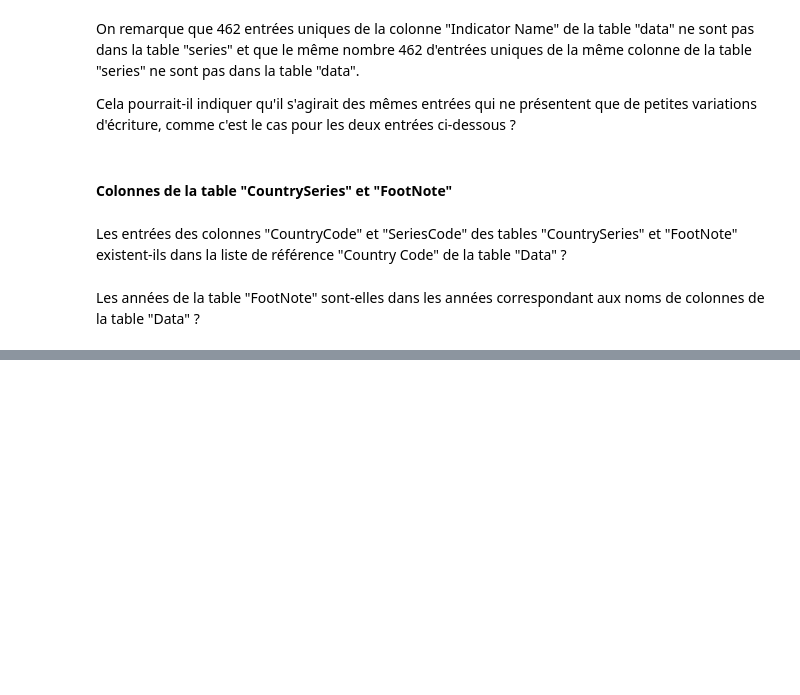
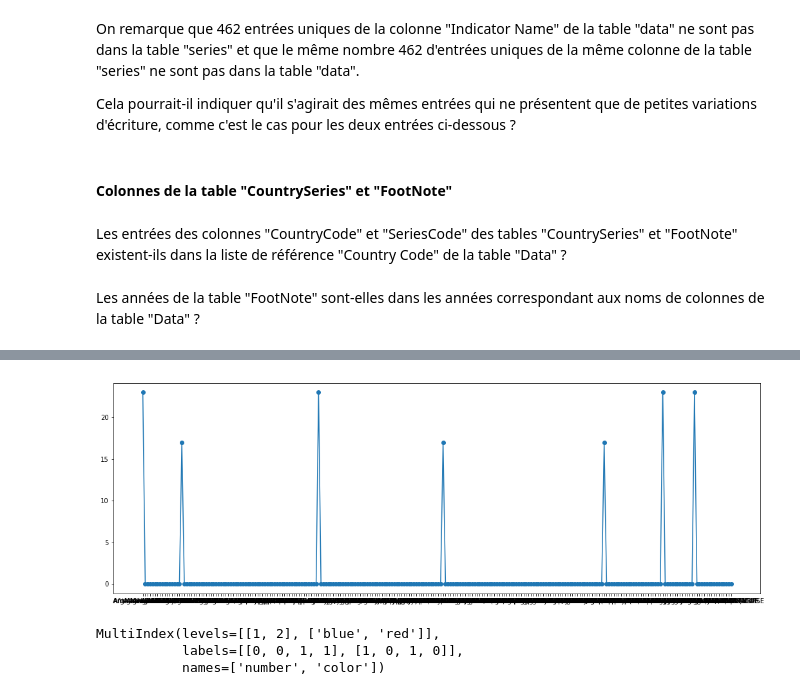
Before and after one commit to SmellyArmure/OC_DS_Project2, a Jupyter notebook: NOTEBOOK/P2-DataSystEd.ipynb, the cells around one changed output, grey strips where cells are left out. Saved outputs shown, nothing was run; the diff lists cells and outputs as text; code cells hidden in the pictures; blank space fills up the shorter version.

```diff
--- a/NOTEBOOK/P2-DataSystEd.ipynb
+++ b/NOTEBOOK/P2-DataSystEd.ipynb
@@ -295,0 +334,20 @@ footnote[footnote["Year"]=='yr2012']
+# %%
+# Classement des pays en fonction du nombre d'indicateurs disponibles en 2017
+fig = plt.figure(figsize = (18,6))
+x = countrys
+y = nb_ind_cnt['2017']
+plt.plot(x, y, '-o')
+plt.
+plt.show()
+# %% [output]
+[figure, added]
+# %%
+arrays = [[1, 1, 2, 2], ['red', 'blue', 'red', 'blue']]
+pd.MultiIndex.from_arrays(arrays, names=('number', 'color'))
+# MultiIndex(levels=[[1, 2], ['blue', 'red']],
+#            codes=[[0, 0, 1, 1], [1, 0, 1, 0]],
+#            names=['number', 'color'])
+# %% [output]
+MultiIndex(levels=[[1, 2], ['blue', 'red']],
+           labels=[[0, 0, 1, 1], [1, 0, 1, 0]],
+           names=['number', 'color'])
```
Also changed, not shown: parts of 19 cells of this notebook.
